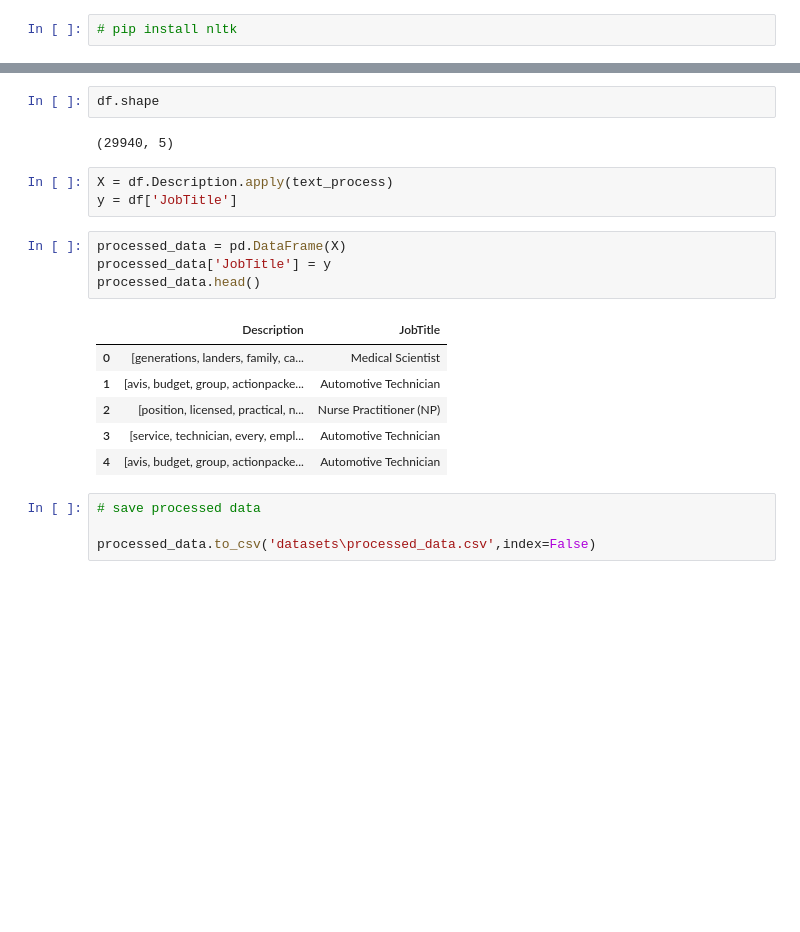
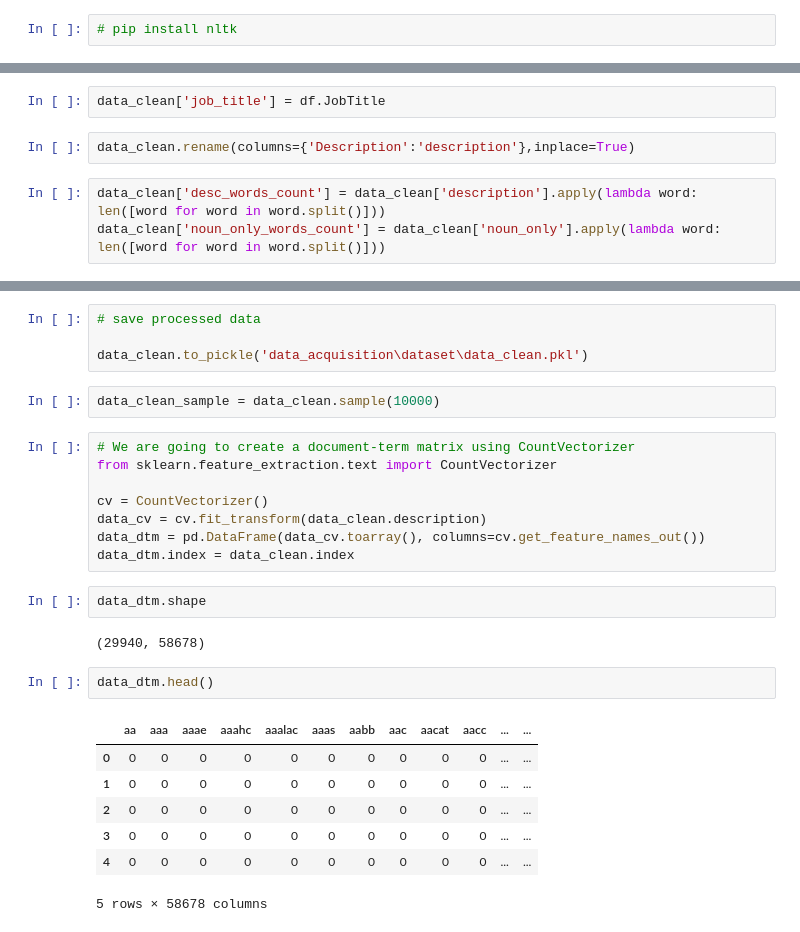
Before and after one commit to Yogev-H/JobTitleClassifier, a Jupyter notebook: data_processing.ipynb, the cells around one changed output, grey strips where cells are left out. Drawn from its saved outputs; the diff is of its cells as text; blank space fills up the shorter version.

```diff
--- a/data_processing.ipynb
+++ b/data_processing.ipynb
@@ -119,0 +158,7 @@ round1 = lambda x: text_process(x)
+# %%
+data_clean['job_title'] = df.JobTitle
+# %%
+data_clean.rename(columns={'Description':'description'},inplace=True)
+# %%
+data_clean['desc_words_count'] = data_clean['description'].apply(lambda word: len([word for word in word.split()]))
+data_clean['noun_only_words_count'] = data_clean['noun_only'].apply(lambda word: len([word for word in word.split()]))
@@ -120,22 +211,28 @@ round1 = lambda x: text_process(x)
+# %%
+# save processed data
+
+data_clean.to_pickle('data_acquisition\dataset\data_clean.pkl')
+# %%
+data_clean_sample = data_clean.sample(10000)
+# %%
+# We are going to create a document-term matrix using CountVectorizer
+from sklearn.feature_extraction.text import CountVectorizer
+
+cv = CountVectorizer()
+data_cv = cv.fit_transform(data_clean.description)
+data_dtm = pd.DataFrame(data_cv.toarray(), columns=cv.get_feature_names_out())
+data_dtm.index = data_clean.index
 # %%
-df.shape
+data_dtm.shape
 # %% [output]
-(29940, 5)
+(29940, 58678)
-# %%
-X = df.Description.apply(text_process)
-y = df['JobTitle']
-# %%
-processed_data = pd.DataFrame(X)
-processed_data['JobTitle'] = y
-processed_data.head()
-# %% [output]
-|  | Description | JobTitle |
-| 0 | [generations, landers, family, ca... | Medical Scientist |
-| 1 | [avis, budget, group, actionpacke... | Automotive Technician |
-| 2 | [position, licensed, practical, n... | Nurse Practitioner (NP) |
-| 3 | [service, technician, every, empl... | Automotive Technician |
-| 4 | [avis, budget, group, actionpacke... | Automotive Technician |
-# %%
-# save processed data
-
-processed_data.to_csv('datasets\processed_data.csv',index=False)
+# %%
+data_dtm.head()
+# %% [output]
+|  | aa | aaa | aaae | aaahc | aaalac | aaas | aabb | aac | aacat | aacc | ... | ... |
+| 0 | 0 | 0 | 0 | 0 | 0 | 0 | 0 | 0 | 0 | 0 | ... | ... |
+| 1 | 0 | 0 | 0 | 0 | 0 | 0 | 0 | 0 | 0 | 0 | ... | ... |
+| 2 | 0 | 0 | 0 | 0 | 0 | 0 | 0 | 0 | 0 | 0 | ... | ... |
+| 3 | 0 | 0 | 0 | 0 | 0 | 0 | 0 | 0 | 0 | 0 | ... | ... |
+| 4 | 0 | 0 | 0 | 0 | 0 | 0 | 0 | 0 | 0 | 0 | ... | ... |
+5 rows × 58678 columns
```
Also changed, not shown: parts of 17 cells of this notebook.
